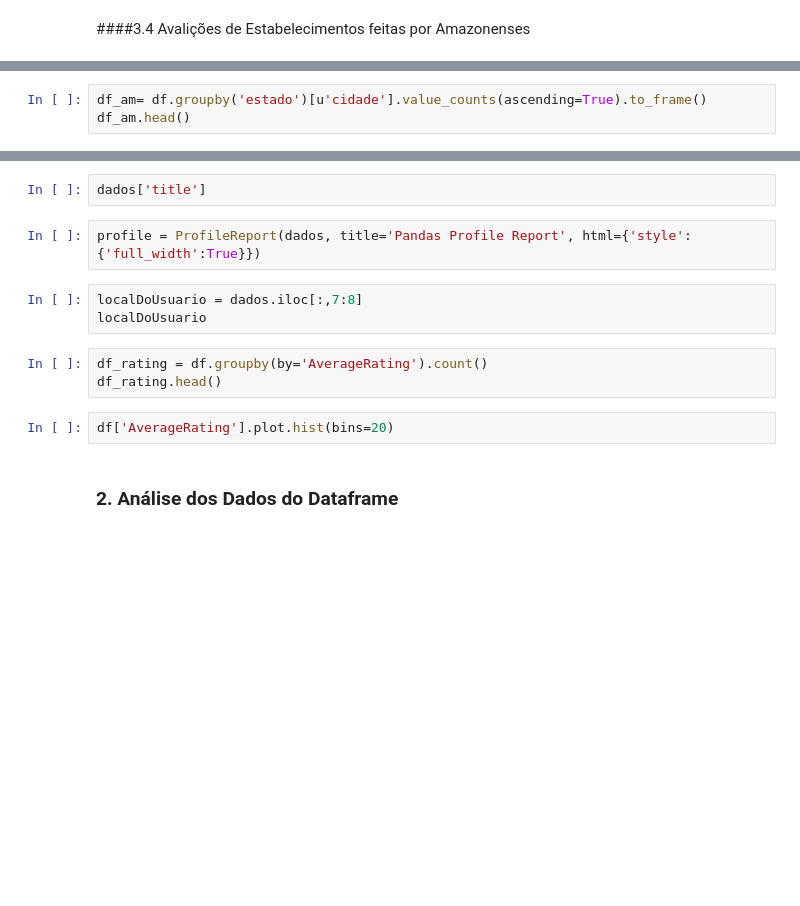
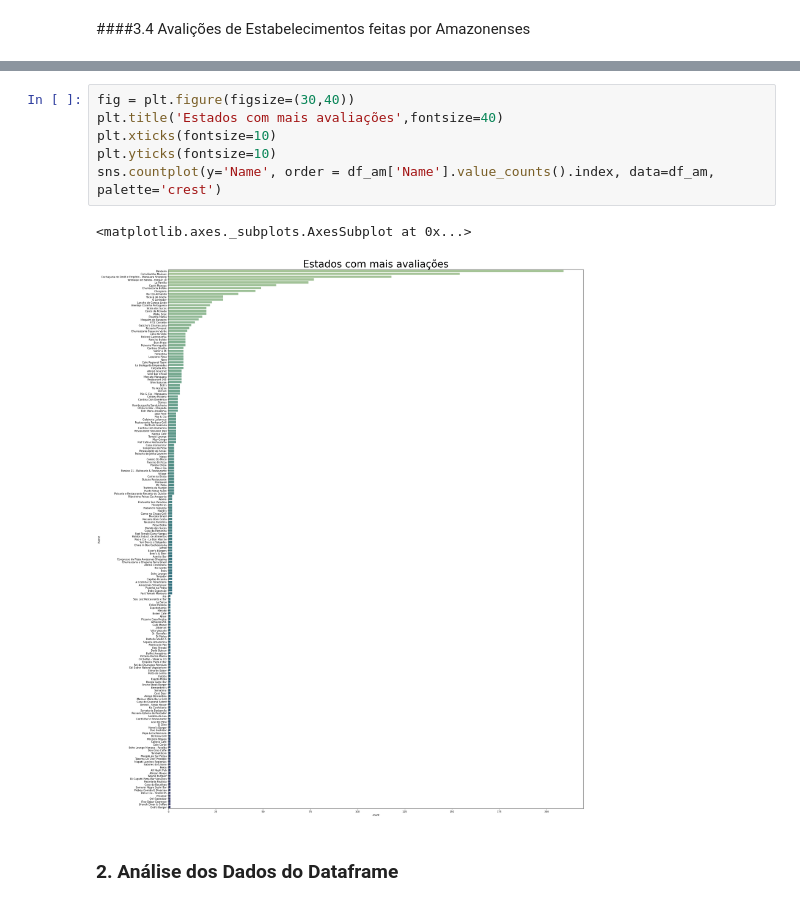
Before and after one commit to danielleitesoares/Work_Sentimental_Analyzer_Of_Restaurant_Issue, a Jupyter notebook: Analise_dos_Sentimentos_Restaurantes.ipynb, the cells around one changed output, grey strips where cells are left out. Drawn from its saved outputs; the diff is of its cells as text; blank space fills up the shorter version.

Commit message:
Organizado os gráficos, proxíma etapa vou continuar o gráfico de data e depois o histograma de rating

```diff
--- a/Analise_dos_Sentimentos_Restaurantes.ipynb
+++ b/Analise_dos_Sentimentos_Restaurantes.ipynb
@@ -258,3 +232,0 @@ dispositivoMovel
-# %%
-df_am= df.groupby('estado')[u'cidade'].value_counts(ascending=True).to_frame()
-df_am.head()
@@ -295,15 +233,12 @@ df_am2.head(20).to_frame()
-# %%
-dados['title']
-# %%
-profile = ProfileReport(dados, title='Pandas Profile Report', html={'style':{'full_width':True}})
-# %%
-localDoUsuario = dados.iloc[:,7:8]
-localDoUsuario
-# %%
-df_rating = df.groupby(by='AverageRating').count()
-df_rating.head()
-# %%
-df['AverageRating'].plot.hist(bins=20)
+# %%
+fig = plt.figure(figsize=(30,40))
+plt.title('Estados com mais avaliações',fontsize=40)
+plt.xticks(fontsize=10)
+plt.yticks(fontsize=10)
+sns.countplot(y='Name', order = df_am['Name'].value_counts().index, data=df_am, palette='crest')
+# %% [output]
+<matplotlib.axes._subplots.AxesSubplot at 0x...>
+[figure, added]
 # %% [markdown]
 ### 2. Análise dos Dados do Dataframe
 # %%
```
Also changed, not shown: parts of 32 cells of this notebook.
